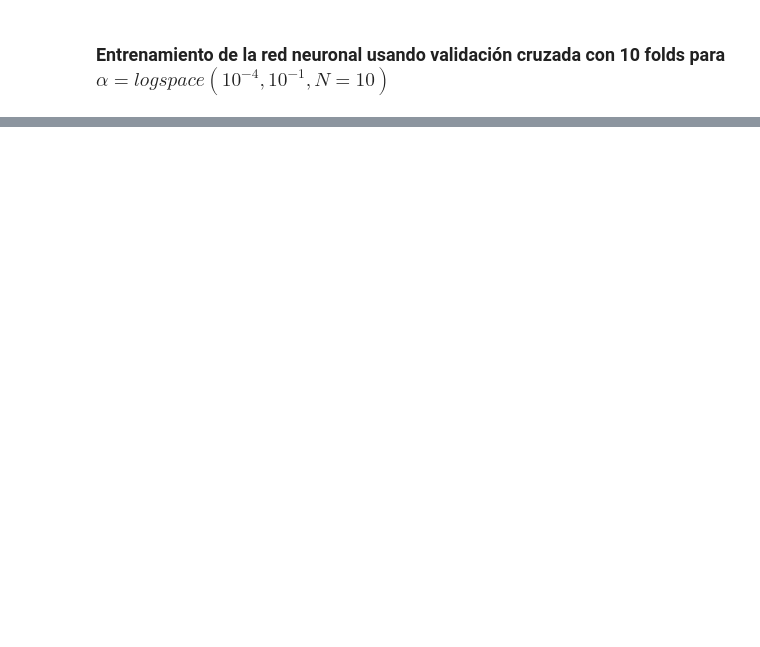
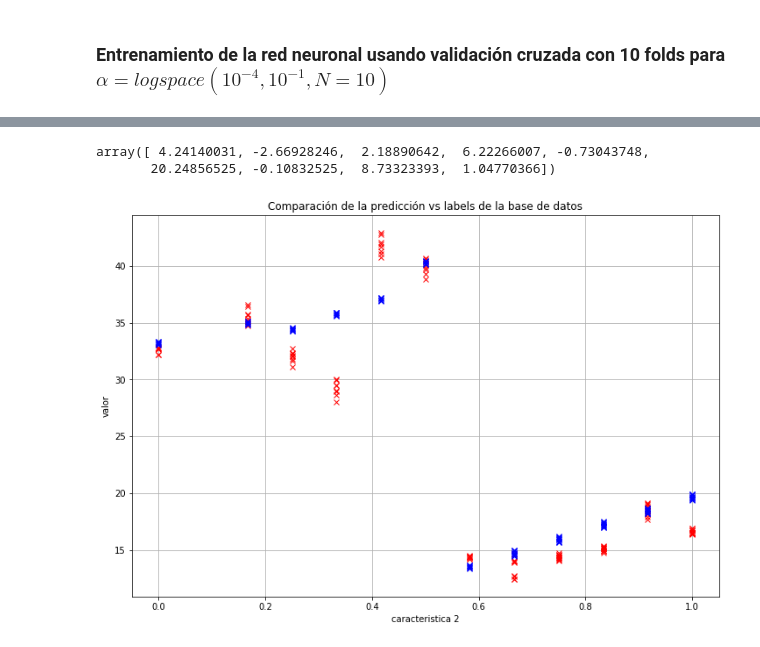
Before and after one commit to juanArango17/inteligenciaComputacional_20181, a Jupyter notebook: Tarea2_Redes_Neuronales/Punto1_LMS/punto1_LMS.ipynb, the cells around one changed output, grey strips where cells are left out. Drawn from its saved outputs; the diff is of its cells as text; code cells hidden in the pictures; blank space fills up the shorter version.

```diff
--- a/Tarea2_Redes_Neuronales/Punto1_LMS/punto1_LMS.ipynb
+++ b/Tarea2_Redes_Neuronales/Punto1_LMS/punto1_LMS.ipynb
@@ -311,0 +312,17 @@ error de testeo: 3.1050278300587455
+# %%
+wLMS_optimo
+# %% [output]
+array([ 4.24140031, -2.66928246,  2.18890642,  6.22266007, -0.73043748,
+       20.24856525, -0.10832525,  8.73323393,  1.04770366])
+# %%
+plt.rcParams['figure.figsize'] = (12,8)
+plt.grid()
+c = 1
+plt.plot(X_test[:,c],y_test,'rx')
+plt.plot(X_test[:,c],prediction_testing,'bx')
+plt.title('Comparación de la predicción vs labels de la base de datos')
+plt.xlabel('caracteristica '+ str(c+1))
+plt.ylabel('valor')
+plt.show()
+# %% [output]
+[figure, added]
```
Also changed, not shown: parts of 9 cells of this notebook, 6 other files.
